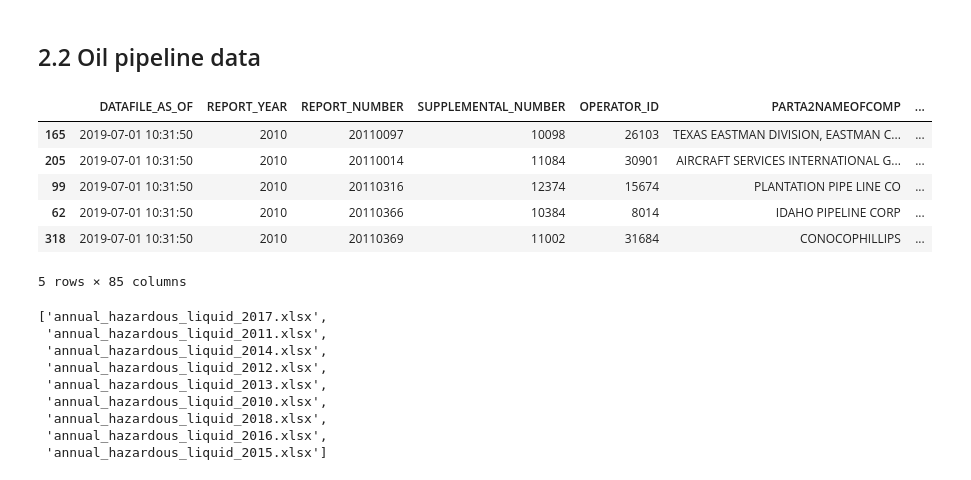
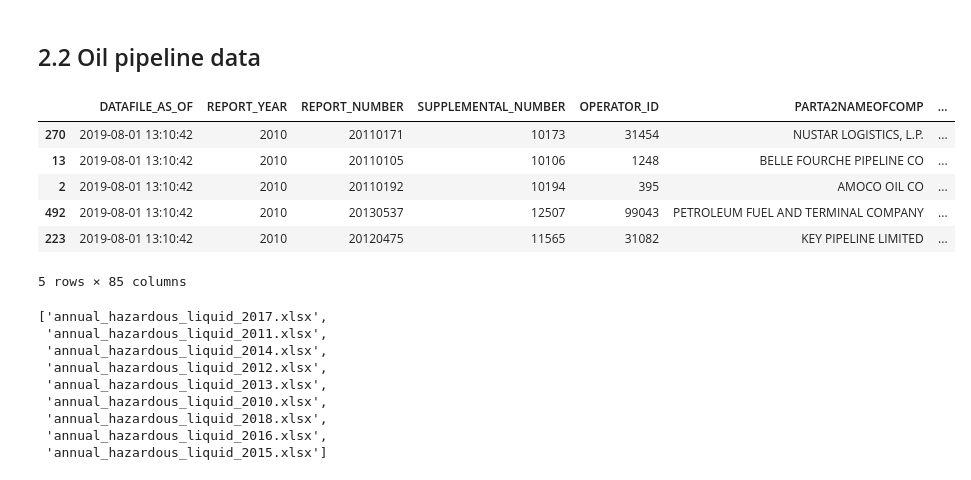
Before and after one commit to julianbarg/oil_industry, a Jupyter notebook: workbooks/2_data_exploration.ipynb, the cells around one changed output. Cells and saved outputs as stored; diff of their text form; code cells hidden in the pictures.

```diff
--- a/workbooks/2_data_exploration.ipynb
+++ b/workbooks/2_data_exploration.ipynb
@@ -64,17 +65,17 @@ len(incidents)
 # %% [markdown]
 ## 2.2 Oil pipeline data
 # %%
-oil_pipelines = pd.read_excel('../data/pipeline_sytem_2019-08-01/annual_hazardous_liquid_2010.xlsx', skiprows=2)
+oil_pipelines = pd.read_excel('../data/pipelines_2010_present_2019-08-09/annual_hazardous_liquid_2010.xlsx', skiprows=2)
+
+oil_pipelines.sample(5)
+# %% [output]
+|  | DATAFILE_AS_OF | REPORT_YEAR | REPORT_NUMBER | SUPPLEMENTAL_NUMBER | OPERATOR_ID | PARTA2NAMEOFCOMP | ... |
+| 270 | 2019-08-01 13:10:42 | 2010 | 20110171 | 10173 | 31454 | NUSTAR LOGISTICS, L.P. | ... |
+| 13 | 2019-08-01 13:10:42 | 2010 | 20110105 | 10106 | 1248 | BELLE FOURCHE PIPELINE CO | ... |
+| 2 | 2019-08-01 13:10:42 | 2010 | 20110192 | 10194 | 395 | AMOCO OIL CO | ... |
+| 492 | 2019-08-01 13:10:42 | 2010 | 20130537 | 12507 | 99043 | PETROLEUM FUEL AND TERMINAL COMPANY | ... |
+| 223 | 2019-08-01 13:10:42 | 2010 | 20120475 | 11565 | 31082 | KEY PIPELINE LIMITED | ... |
+5 rows × 85 columns
-# %%
-oil_pipelines.sample(5)
-# %% [output]
-|  | DATAFILE_AS_OF | REPORT_YEAR | REPORT_NUMBER | SUPPLEMENTAL_NUMBER | OPERATOR_ID | PARTA2NAMEOFCOMP | ... |
-| 165 | 2019-07-01 10:31:50 | 2010 | 20110097 | 10098 | 26103 | TEXAS EASTMAN DIVISION, EASTMAN C... | ... |
-| 205 | 2019-07-01 10:31:50 | 2010 | 20110014 | 11084 | 30901 | AIRCRAFT SERVICES INTERNATIONAL G... | ... |
-| 99 | 2019-07-01 10:31:50 | 2010 | 20110316 | 12374 | 15674 | PLANTATION PIPE LINE CO | ... |
-| 62 | 2019-07-01 10:31:50 | 2010 | 20110366 | 10384 | 8014 | IDAHO PIPELINE CORP | ... |
-| 318 | 2019-07-01 10:31:50 | 2010 | 20110369 | 11002 | 31684 | CONOCOPHILLIPS | ... |
-5 rows × 85 columns
 # %%
 from os import listdir
 
```
Also changed, not shown: parts of 28 cells of this notebook, 14 other files.
